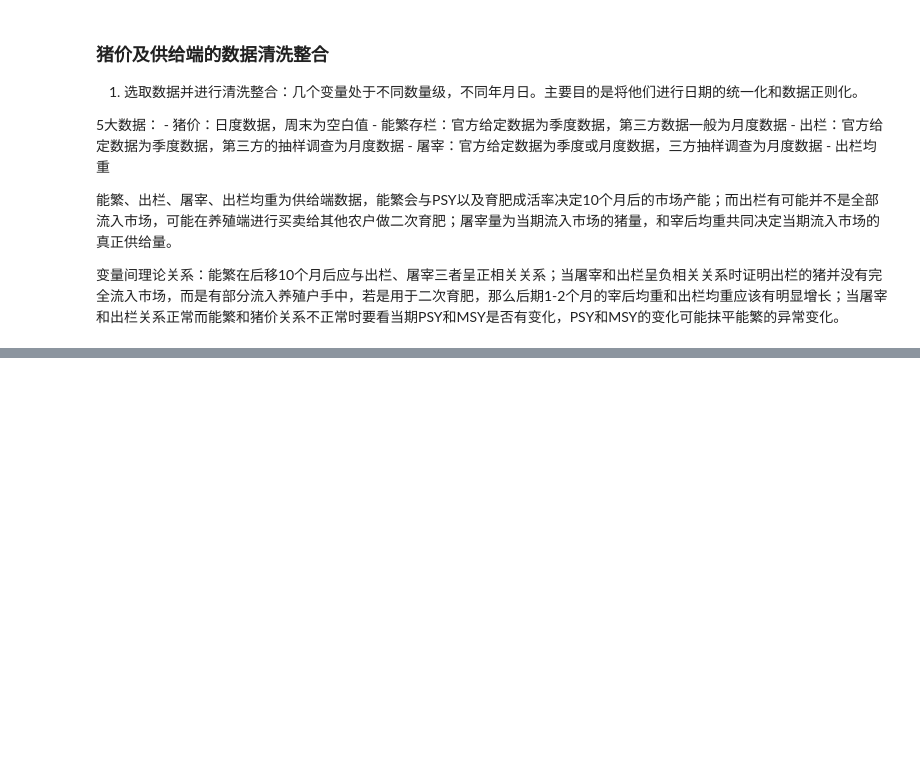
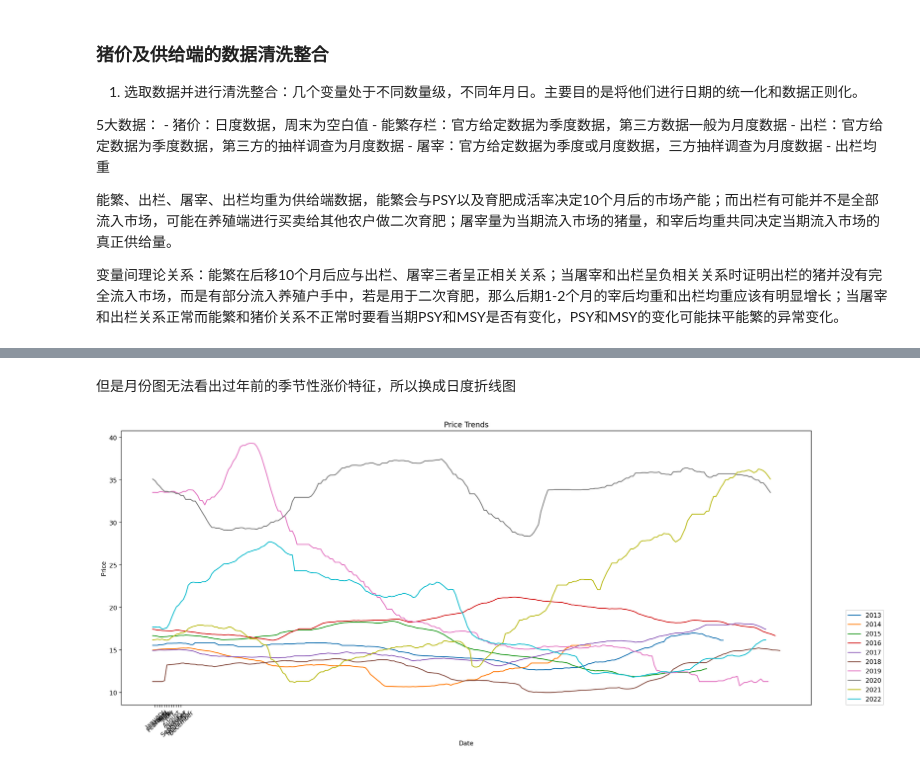
Before and after one commit to asdFllL/swine-data-analysis, a Jupyter notebook: data_clear_and_analysis/数据清洗.ipynb, the cells around one changed output, grey strips where cells are left out. Saved outputs shown, nothing was run; the diff lists cells and outputs as text; code cells hidden in the pictures; blank space fills up the shorter version.

```diff
--- a/data_clear_and_analysis/数据清洗.ipynb
+++ b/data_clear_and_analysis/数据清洗.ipynb
@@ -76,0 +77,30 @@ plt.show()
+# %% [markdown]
+但是月份图无法看出过年前的季节性涨价特征，所以换成日度折线图
+# %%
+data_daily = data_use
+# %%
+fig = plt.figure(figsize=(20, 8), dpi=200)
+for year in years:
+    priceList = data_daily[f'{year}'].loc[:, '价格']
+    x = range(len(priceList))
+    plt.plot(x, priceList, label = f'{year}')
+
+# 添加标签和标题
+plt.xlabel('Date')
+plt.ylabel('Price')
+plt.title('Price Trends')
+
+xUse = data_daily['2022'].index.to_list()
+xUseTwo = []
+for i in xUse:
+    dateUse = i.strftime('%m-%d')
+    xUseTwo.append(dateUse)
+# 添加图例
+plt.legend(bbox_to_anchor=(1.05, 0), loc=3, borderaxespad=0)
+# 设置x轴
+x = range(1, 13, 1)
+plt.xticks(x, calendar.month_name[1:13], rotation = 45)# plt.xticks(range(len(x_ticks)), x_ticks, rotation=45, ha='right')
+# 显示图形
+plt.show()
+# %% [output]
+[figure, added]
```
Also changed, not shown: parts of 8 cells of this notebook.
